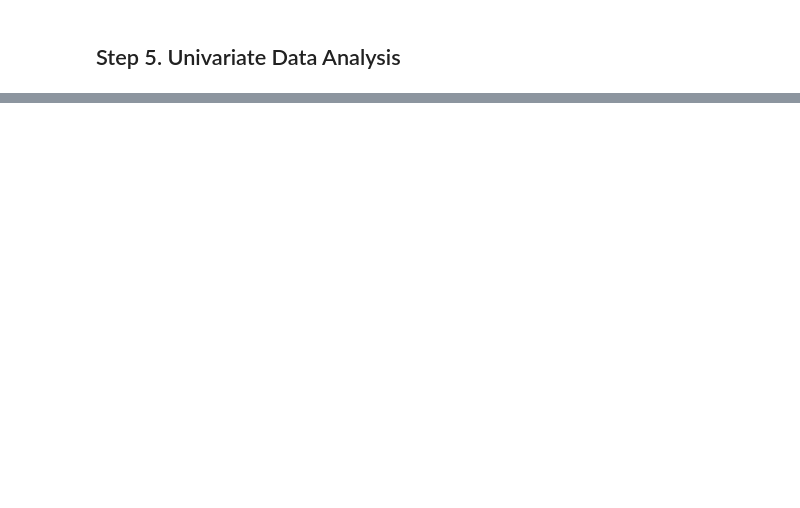
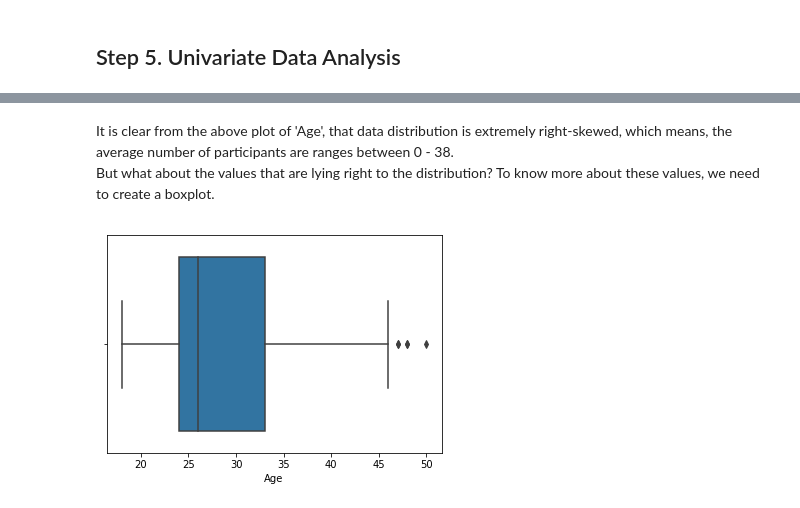
Before and after one commit to Isaac009/PGP-AIML, a Jupyter notebook: Projects/CardioGoodProject.ipynb, the cells around one changed output, grey strips where cells are left out. Saved outputs shown, nothing was run; the diff lists cells and outputs as text; code cells hidden in the pictures; blank space fills up the shorter version.

```diff
--- a/Projects/CardioGoodProject.ipynb
+++ b/Projects/CardioGoodProject.ipynb
@@ -113,0 +172,7 @@ Step 5. Univariate Data Analysis
+# %% [markdown]
+It is clear from the above plot of 'Age', that data distribution is extremely right-skewed, which means, the average number of participants are ranges between 0 - 38. <br>
+But what about the values that are lying right to the distribution? To know more about these values, we need to create a boxplot.
+# %%
+sns.boxplot(data=df, x="Age");
+# %% [output]
+[figure, added]
```
Also changed, not shown: parts of 10 cells of this notebook.
